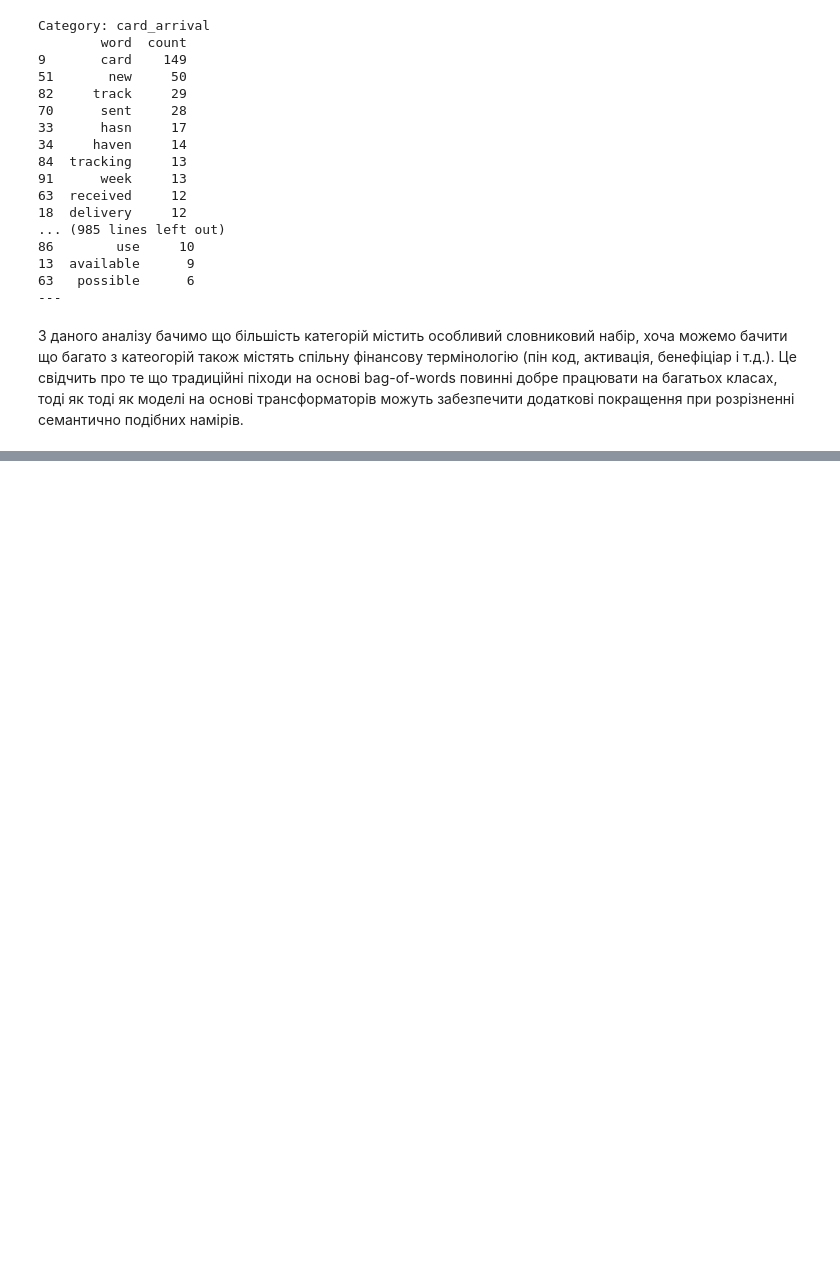
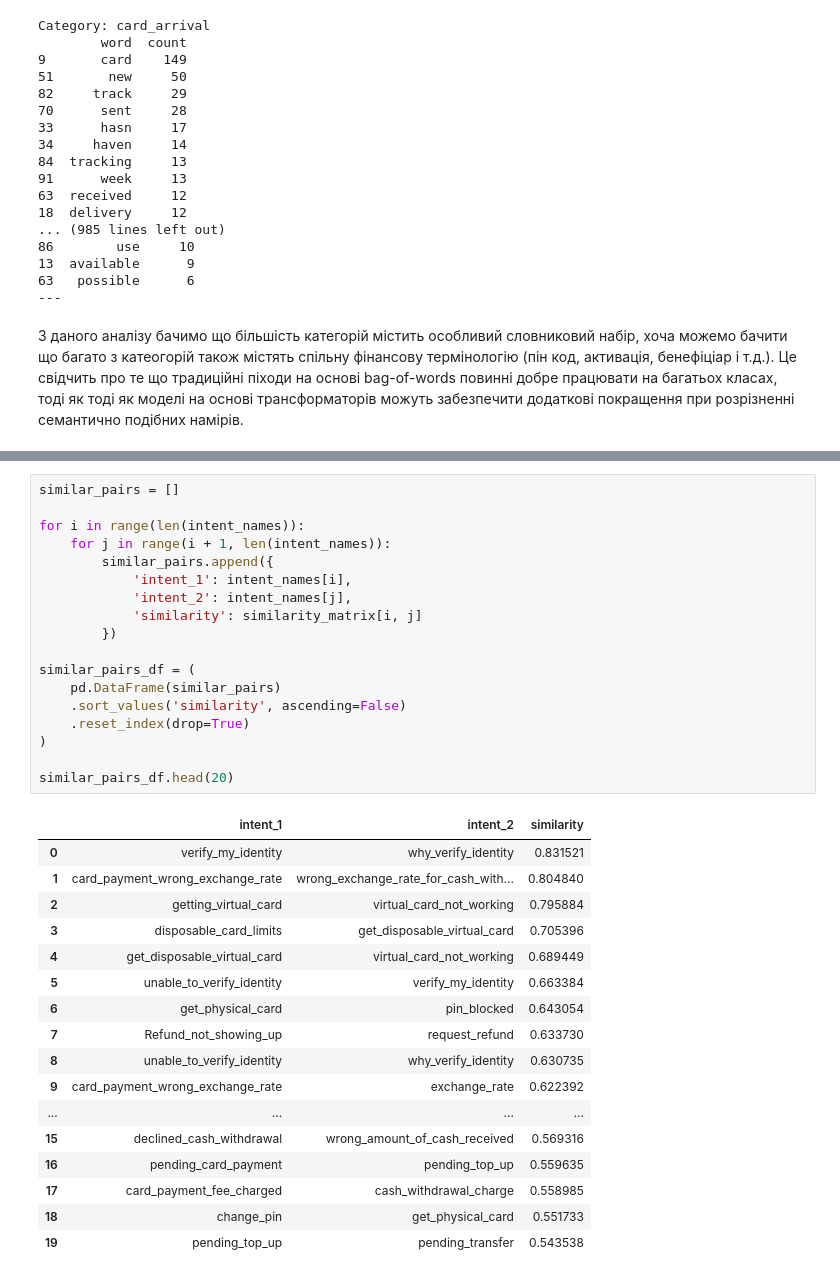
Before and after one commit to Oleg-FFF/banking-intent-classification, a Jupyter notebook: notebooks/01_EDA.ipynb, the cells around one changed output, grey strips where cells are left out. Drawn from its saved outputs; the diff is of its cells as text; blank space fills up the shorter version.

```diff
--- a/notebooks/01_EDA.ipynb
+++ b/notebooks/01_EDA.ipynb
@@ -301,0 +383,36 @@ Category: card_arrival
+# %%
+similar_pairs = []
+
+for i in range(len(intent_names)):
+    for j in range(i + 1, len(intent_names)):
+        similar_pairs.append({
+            'intent_1': intent_names[i],
+            'intent_2': intent_names[j],
+            'similarity': similarity_matrix[i, j]
+        })
+
+similar_pairs_df = (
+    pd.DataFrame(similar_pairs)
+    .sort_values('similarity', ascending=False)
+    .reset_index(drop=True)
+)
+
+similar_pairs_df.head(20)
+# %% [output]
+|  | intent_1 | intent_2 | similarity |
+| 0 | verify_my_identity | why_verify_identity | 0.831521 |
+| 1 | card_payment_wrong_exchange_rate | wrong_exchange_rate_for_cash_with... | 0.804840 |
+| 2 | getting_virtual_card | virtual_card_not_working | 0.795884 |
+| 3 | disposable_card_limits | get_disposable_virtual_card | 0.705396 |
+| 4 | get_disposable_virtual_card | virtual_card_not_working | 0.689449 |
+| 5 | unable_to_verify_identity | verify_my_identity | 0.663384 |
+| 6 | get_physical_card | pin_blocked | 0.643054 |
+| 7 | Refund_not_showing_up | request_refund | 0.633730 |
+| 8 | unable_to_verify_identity | why_verify_identity | 0.630735 |
+| 9 | card_payment_wrong_exchange_rate | exchange_rate | 0.622392 |
+| ... | ... | ... | ... |
+| 15 | declined_cash_withdrawal | wrong_amount_of_cash_received | 0.569316 |
+| 16 | pending_card_payment | pending_top_up | 0.559635 |
+| 17 | card_payment_fee_charged | cash_withdrawal_charge | 0.558985 |
+| 18 | change_pin | get_physical_card | 0.551733 |
+| 19 | pending_top_up | pending_transfer | 0.543538 |
```
Also changed, not shown: parts of 5 cells of this notebook.
